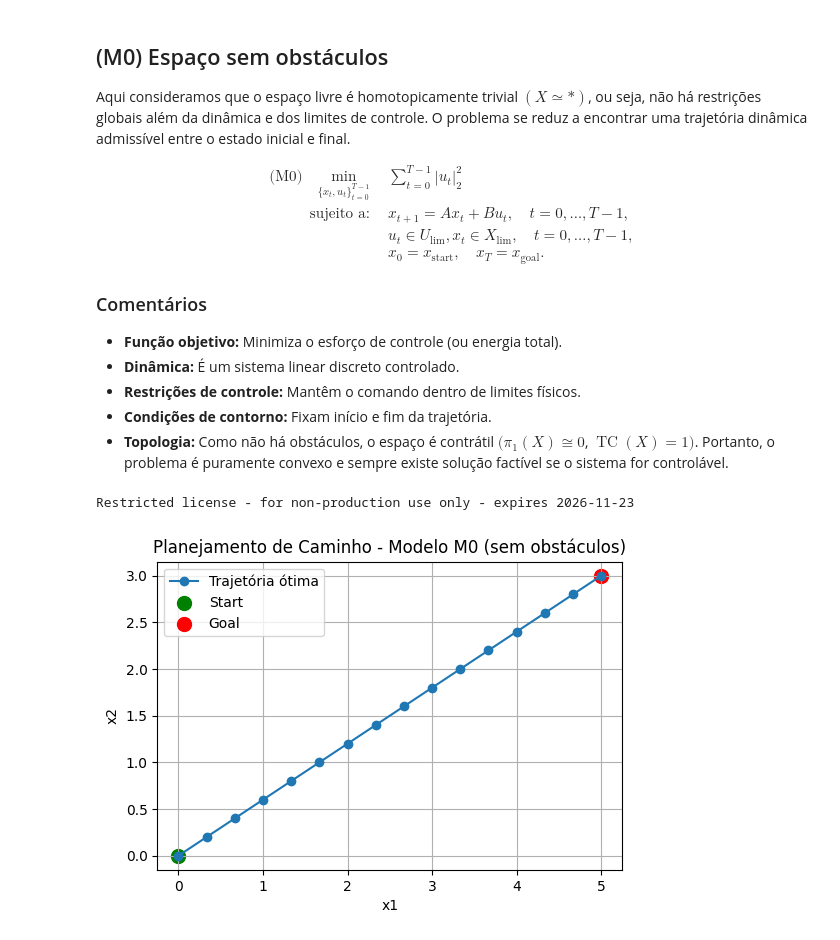
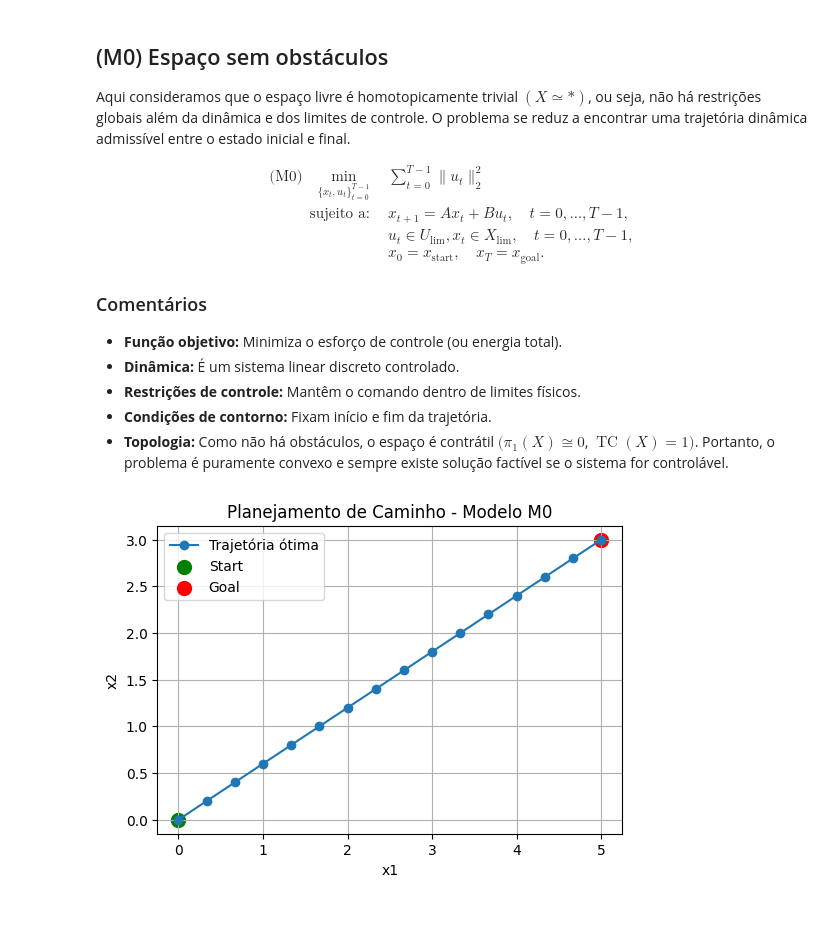
Before and after one commit to JunioCesarFerreira/AutonomousSystems_Optimization_and_DecisionMaking, a Jupyter notebook: 02-otimization/7.planning.ipynb, the cells around one changed output. Drawn from its saved outputs; the diff is of its cells as text; code cells hidden in the pictures.

```diff
--- a/02-otimization/7.planning.ipynb
+++ b/02-otimization/7.planning.ipynb
@@ -68,7 +68,7 @@ Aqui consideramos que o espaço livre é homotopicamente trivial $(X \simeq *)$,
 $$
 \begin{aligned}
 \text{(M0)} \quad
-\min_{\{x_t,u_t\}_{t=0}^{T-1}} \quad & \sum_{t=0}^{T-1} |u_t|_2^2 \\
+\min_{\{x_t,u_t\}_{t=0}^{T-1}} \quad & \sum_{t=0}^{T-1} \|u_t\|_2^2 \\
 \text{sujeito a:} \quad
 & x_{t+1} = A x_t + B u_t, \quad t=0,\dots,T-1, \\
 & u_t\in U_{\text{lim}}, x_t\in X_{\text{lim}}, \quad t=0,\dots,T-1, \\
@@ -117,36 +117,35 @@ for t in range(T):
     mdl.addConstr(x[t+1,1] == A[1,0]*x[t,0] + A[1,1]*x[t,1] + B[1,0]*u[t,0] + B[1,1]*u[t,1])
 
 # Condições de contorno
 mdl.addConstr(x[0,0] == x_start[0])
 mdl.addConstr(x[0,1] == x_start[1])
 mdl.addConstr(x[T,0] == x_goal[0])
 mdl.addConstr(x[T,1] == x_goal[1])
 
 # ---------------------
 # RESOLUÇÃO
 # ---------------------
 mdl.optimize()
 
 # Extrair solução
 x_sol = np.array([[x[t,0].X, x[t,1].X] for t in range(T+1)])
 u_sol = np.array([[u[t,0].X, u[t,1].X] for t in range(T)])
 
 # ---------------------
 # PLOTAGEM
 # ---------------------
 plt.figure(figsize=(6,4))
 plt.plot(x_sol[:,0], x_sol[:,1], 'o-', label="Trajetória ótima")
 plt.scatter(x_start[0], x_start[1], c='green', s=100, label="Start")
 plt.scatter(x_goal[0], x_goal[1], c='red', s=100, label="Goal")
 plt.xlabel("x1")
 plt.ylabel("x2")
-plt.title("Planejamento de Caminho - Modelo M0 (sem obstáculos)")
+plt.title("Planejamento de Caminho - Modelo M0")
 plt.legend()
 plt.grid(True)
 plt.show()
 # %% [output]
-Restricted license - for non-production use only - expires 2026-11-23
-[figure, old version]
+[figure, new version]
 # %% [markdown]
 ## (M1) Um obstáculo circular
 
```
Also changed, not shown: parts of 5 cells of this notebook.
